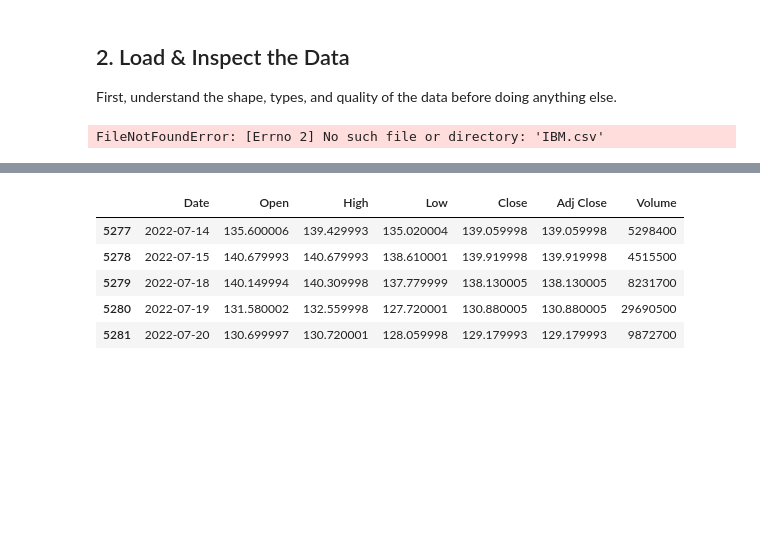
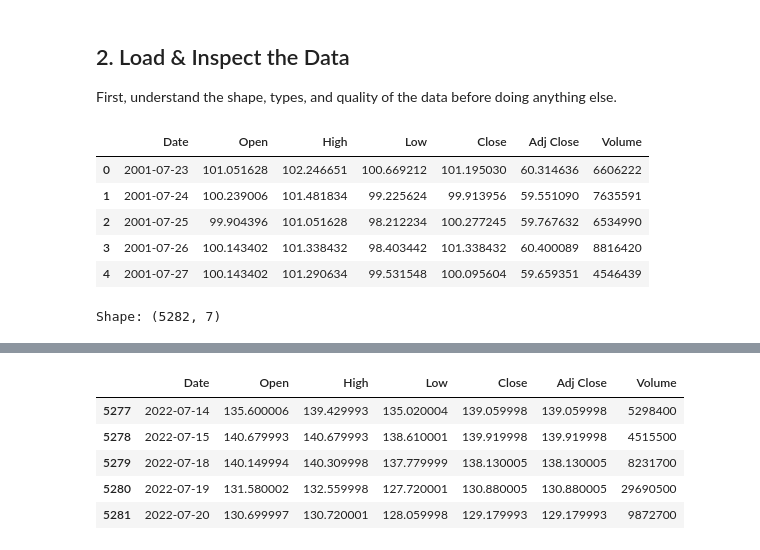
Before and after one commit to decodephi/IBM-stock-price-prediction-RNN, a Jupyter notebook: IBM_stock_price_prediction_full.ipynb, the cells around one changed output, grey strips where cells are left out. Saved outputs shown, nothing was run; the diff lists cells and outputs as text; code cells hidden in the pictures; blank space fills up the shorter version.

```diff
--- a/IBM_stock_price_prediction_full.ipynb
+++ b/IBM_stock_price_prediction_full.ipynb
@@ -68,5 +56,17 @@ df = pd.read_csv(
 # %%
-df = pd.read_csv("IBM.csv", parse_dates=["Date"])
+df = pd.read_csv("data/raw/IBM.csv", parse_dates=["Date"])
+df = df.sort_values("Date").reset_index(drop=True)
+
+df.head()
 # %% [output]
-FileNotFoundError: [Errno 2] No such file or directory: 'IBM.csv'
+|  | Date | Open | High | Low | Close | Adj Close | Volume |
+| 0 | 2001-07-23 | 101.051628 | 102.246651 | 100.669212 | 101.195030 | 60.314636 | 6606222 |
+| 1 | 2001-07-24 | 100.239006 | 101.481834 | 99.225624 | 99.913956 | 59.551090 | 7635591 |
+| 2 | 2001-07-25 | 99.904396 | 101.051628 | 98.212234 | 100.277245 | 59.767632 | 6534990 |
+| 3 | 2001-07-26 | 100.143402 | 101.338432 | 98.403442 | 101.338432 | 60.400089 | 8816420 |
+| 4 | 2001-07-27 | 100.143402 | 101.290634 | 99.531548 | 100.095604 | 59.659351 | 4546439 |
+# %%
+print("Shape:", df.shape)
+# %% [output]
+Shape: (5282, 7)
 # %%
```
Also changed, not shown: parts of 5 cells of this notebook, 1 other file.
